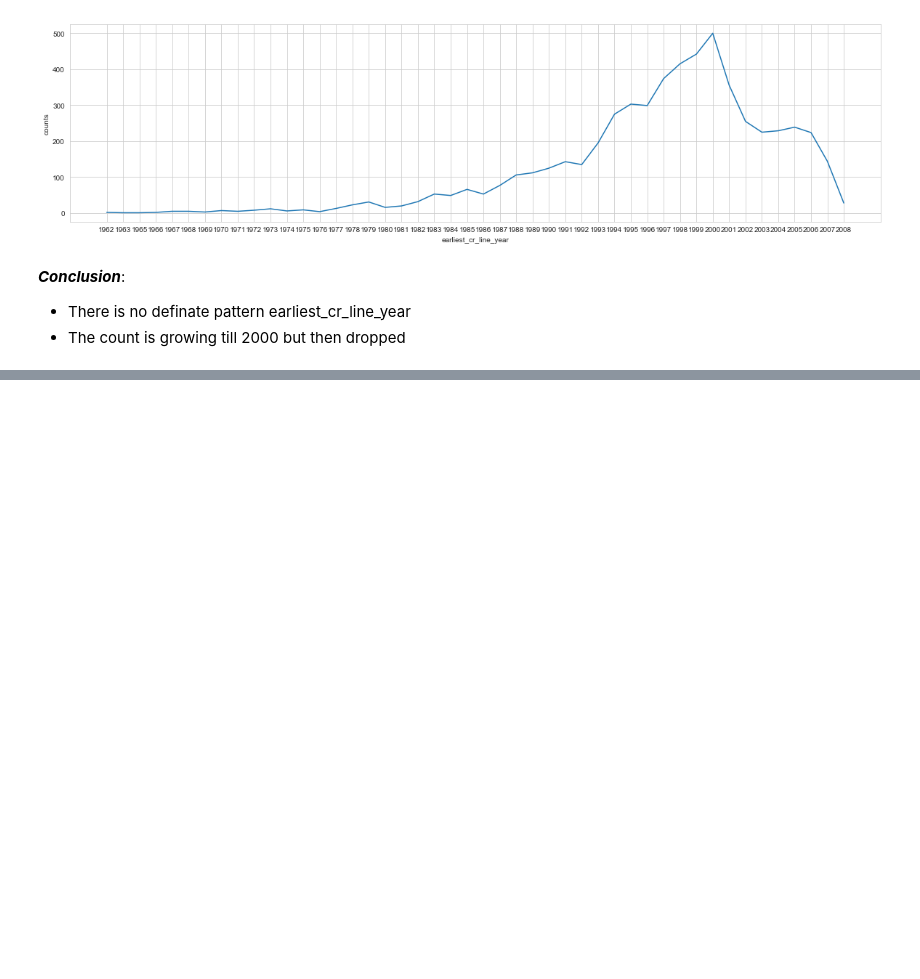
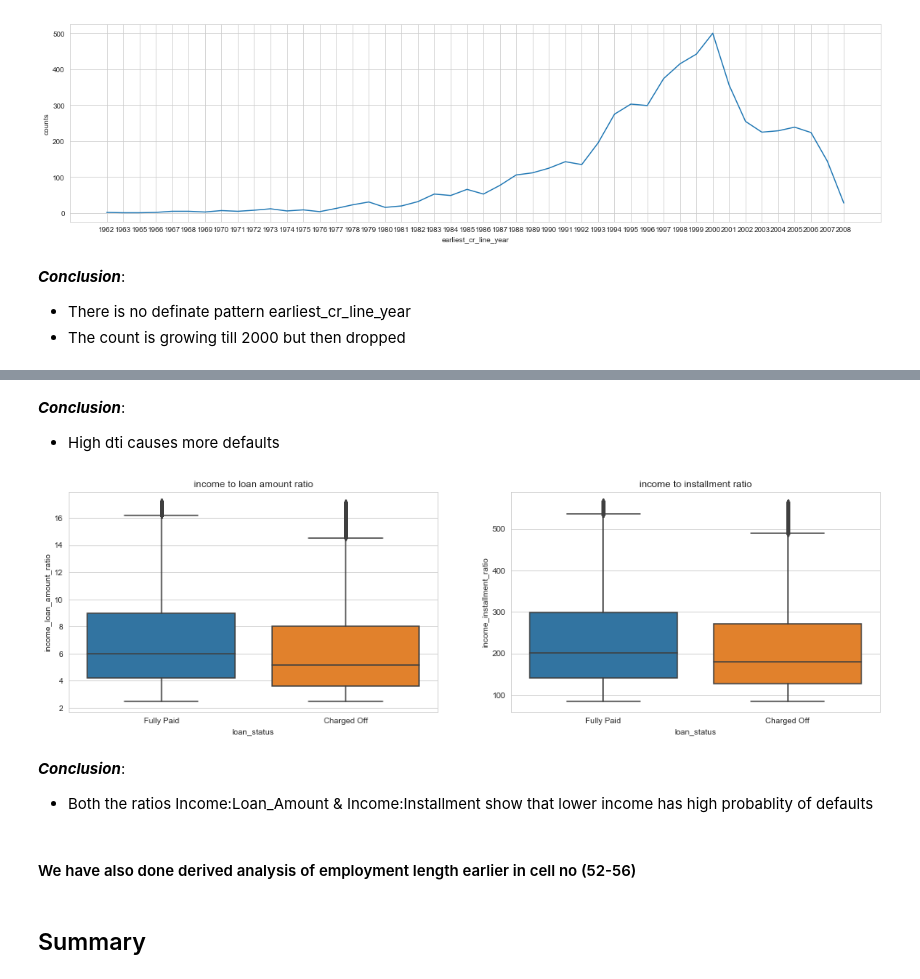
Before and after one commit to arpitjoshi/case-study-2, a Jupyter notebook: notebook.ipynb, the cells around one changed output, grey strips where cells are left out. Drawn from its saved outputs; the diff is of its cells as text; code cells hidden in the pictures; blank space fills up the shorter version.

Commit message:
more analysis

```diff
--- a/notebook.ipynb
+++ b/notebook.ipynb
@@ -1383,0 +1387,26 @@ A new variable created from annual_inc, installment and revol_bal , a Business-d
+# %% [markdown]
+___Conclusion___:
+
+- High dti causes more defaults
+# %%
+plt.figure(figsize=(18, 5))
+
+plt.subplot(1, 2, 1)
+sns.boxplot(x='loan_status', y="income_loan_amount_ratio", data=dataset[dataset.income_loan_amount_ratio.between(dataset.income_loan_amount_ratio.quantile(0.05), dataset.income_loan_amount_ratio.quantile(0.90))])
+plt.title("income to loan amount ratio")
+
+plt.subplot(1, 2, 2)
+sns.boxplot(x='loan_status', y='income_installment_ratio', data=dataset[dataset.income_installment_ratio.between(dataset.income_installment_ratio.quantile(0.05), dataset.income_installment_ratio.quantile(0.90))])
+plt.title("income to installment ratio")
+
+plt.show()
+# %% [output]
+[figure, added]
+# %% [markdown]
+___Conclusion___:
+
+- Both the ratios Income:Loan_Amount & Income:Installment show that lower income has high probablity of defaults
+# %% [markdown]
+#### We have also done derived analysis of employment length earlier in cell no (52-56)
+# %% [markdown]
+## Summary
```
Also changed, not shown: parts of 17 cells of this notebook.
